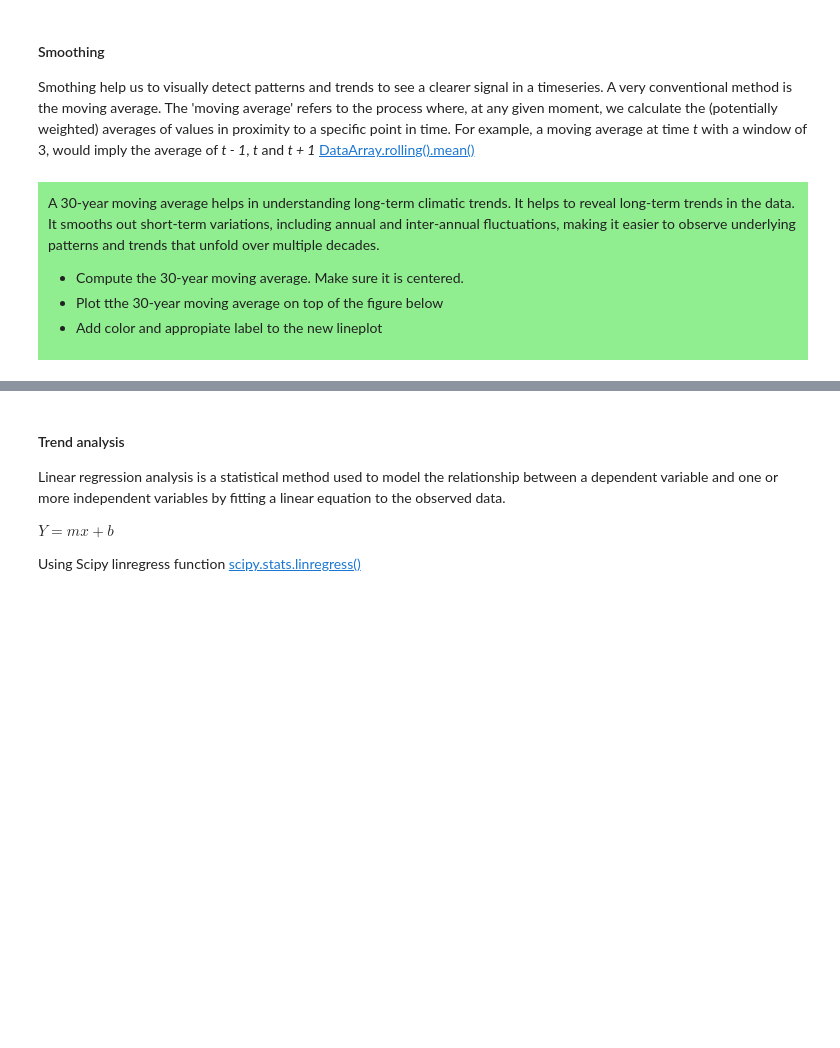
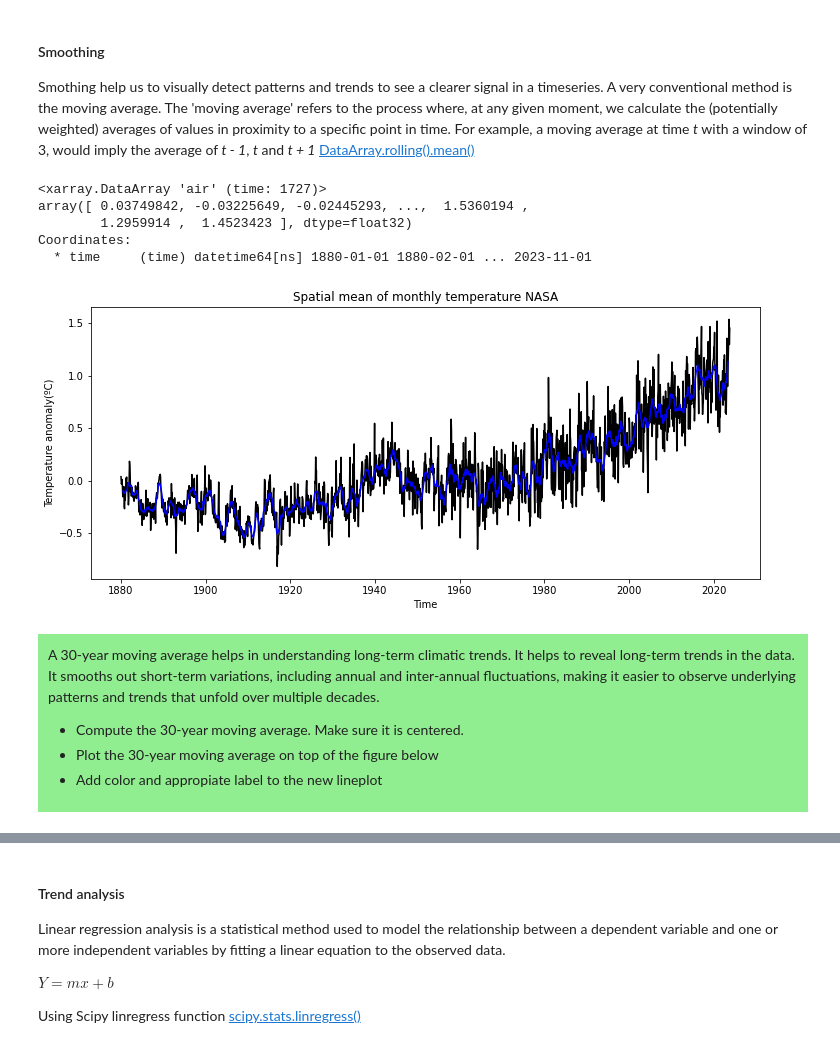
Before and after one commit to PedroLormendez/Climate-Data-A-hands-on-python-course, a Jupyter notebook: notebooks/2.Timeseries_and_2D_visualization.ipynb, the cells around one changed output, grey strips where cells are left out. Saved outputs shown, nothing was run; the diff lists cells and outputs as text; code cells hidden in the pictures; blank space fills up the shorter version.

```diff
--- a/notebooks/2.Timeseries_and_2D_visualization.ipynb
+++ b/notebooks/2.Timeseries_and_2D_visualization.ipynb
@@ -41,16 +83,40 @@ Extracting the temperature variable (air) and computing the spatial (lat, lon) m
 #### Smoothing
 Smothing help us to visually detect patterns and trends to see a clearer signal in a timeseries. A very conventional method is the moving average. The 'moving average' refers to the process where, at any given moment, we calculate the (potentially weighted) averages of values in proximity to a specific point in time. For example, a moving average  at time _t_ with a window of 3, would imply the average of _t - 1_, _t_ and _t + 1_
 [DataArray.rolling().mean()](https://docs.xarray.dev/en/stable/generated/xarray.DataArray.rolling.html)
+# %%
+t2m_mean
+# %% [output]
+<xarray.DataArray 'air' (time: 1727)>
+array([ 0.03749842, -0.03225649, -0.02445293, ...,  1.5360194 ,
+        1.2959914 ,  1.4523423 ], dtype=float32)
+Coordinates:
+  * time     (time) datetime64[ns] 1880-01-01 1880-02-01 ... 2023-11-01
 # %%
 # Smothing seasonal variations using a 1-year moving average
 # Computing the 12-mothly moving average
+t2m_year_mean = t2m_mean.rolling(time = 12, center = True).mean()
+# %%
+plt.figure(figsize=(12,5))
+# plt.plot(x ,y)
+x = t2m_mean.time
+y = t2m_mean.values
+#plt.plot(x, y, color='k', linestyle='--', marker = '.')
+plt.plot(x,y, color='k')
+plt.plot(x, t2m_year_mean, color = 'b')
+# Add axis information
+plt.xlabel('Time')
+plt.ylabel('Temperature anomaly(ºC)')
+plt.title('Spatial mean of monthly temperature NASA')
+plt.show()
+# %% [output]
+[figure, added]
 # %% [markdown]
 <div style="background-color:lightgreen; padding:10px">
 
 A 30-year moving average helps in understanding long-term climatic trends. It helps to reveal long-term trends in the data. It smooths out short-term variations, including annual and inter-annual fluctuations, making it easier to observe underlying patterns and trends that unfold over multiple decades.
         <ul>
         <li>Compute the 30-year moving average. Make sure it is centered.</li>
-        <li>Plot tthe 30-year moving average on top of the figure below</li>
+        <li>Plot the 30-year moving average on top of the figure below</li>
             <li>Add color and appropiate label to the new lineplot</li>
     </ul>
 </div>
```
Also changed, not shown: parts of 18 cells of this notebook, 2 other files.
